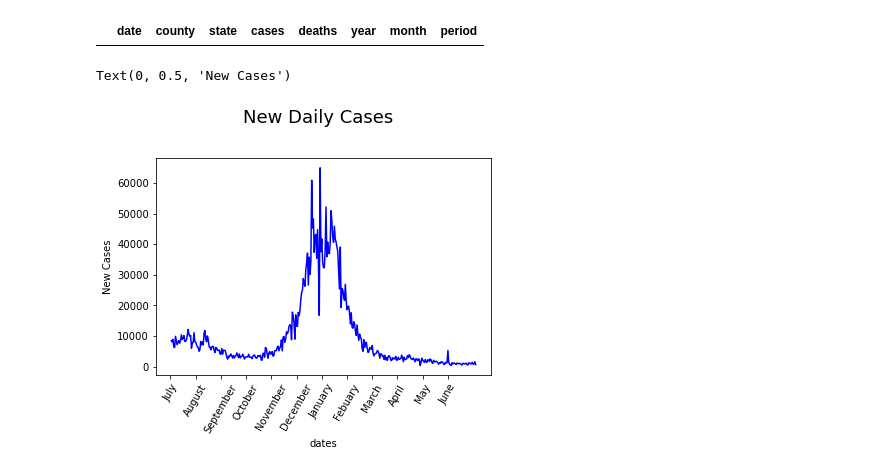
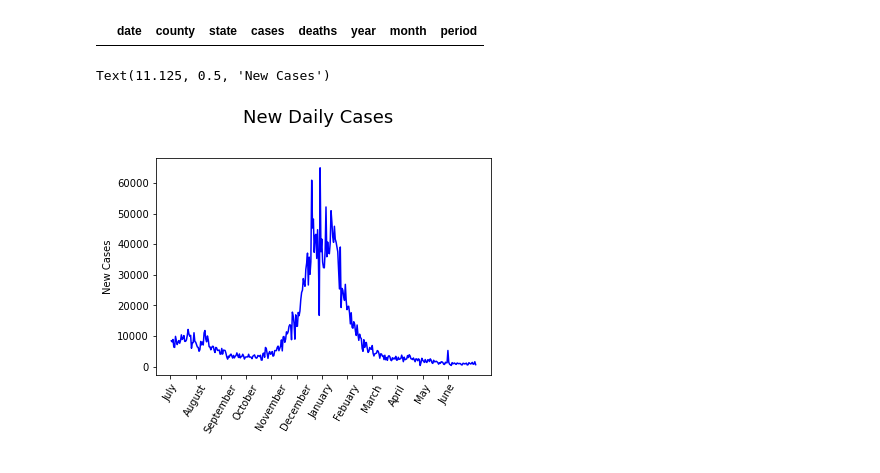
Before and after one commit to KellyStave/Project-1-, a Jupyter notebook: Project_1_covid_timeline.ipynb, the cells around one changed output. Drawn from its saved outputs; the diff is of its cells as text; code cells hidden in the pictures.

```diff
--- a/Project_1_covid_timeline.ipynb
+++ b/Project_1_covid_timeline.ipynb
@@ -330,14 +350,14 @@ census_df.loc[census_df["date"]=="2020-12-"]
 # %%
 
 
 plt.plot(new_dates, new_cases, color="blue")
 plt.suptitle("New Daily Cases",y=1.05, fontsize=18)
 plt.xticks(np.arange(360, step=30),months,rotation=60)
-plt.xlabel("dates")
+plt.savefig("images/new_daily_cases.png")
 plt.ylabel("New Cases")
 # %% [output]
-Text(0, 0.5, 'New Cases')
+Text(11.125, 0.5, 'New Cases')
-[figure, old version]
+[figure, new version]
 # %%
 holiday_data=daily_data.iloc[123:215]
 # %%
```
Also changed, not shown: parts of 12 cells of this notebook, 6 other files.
